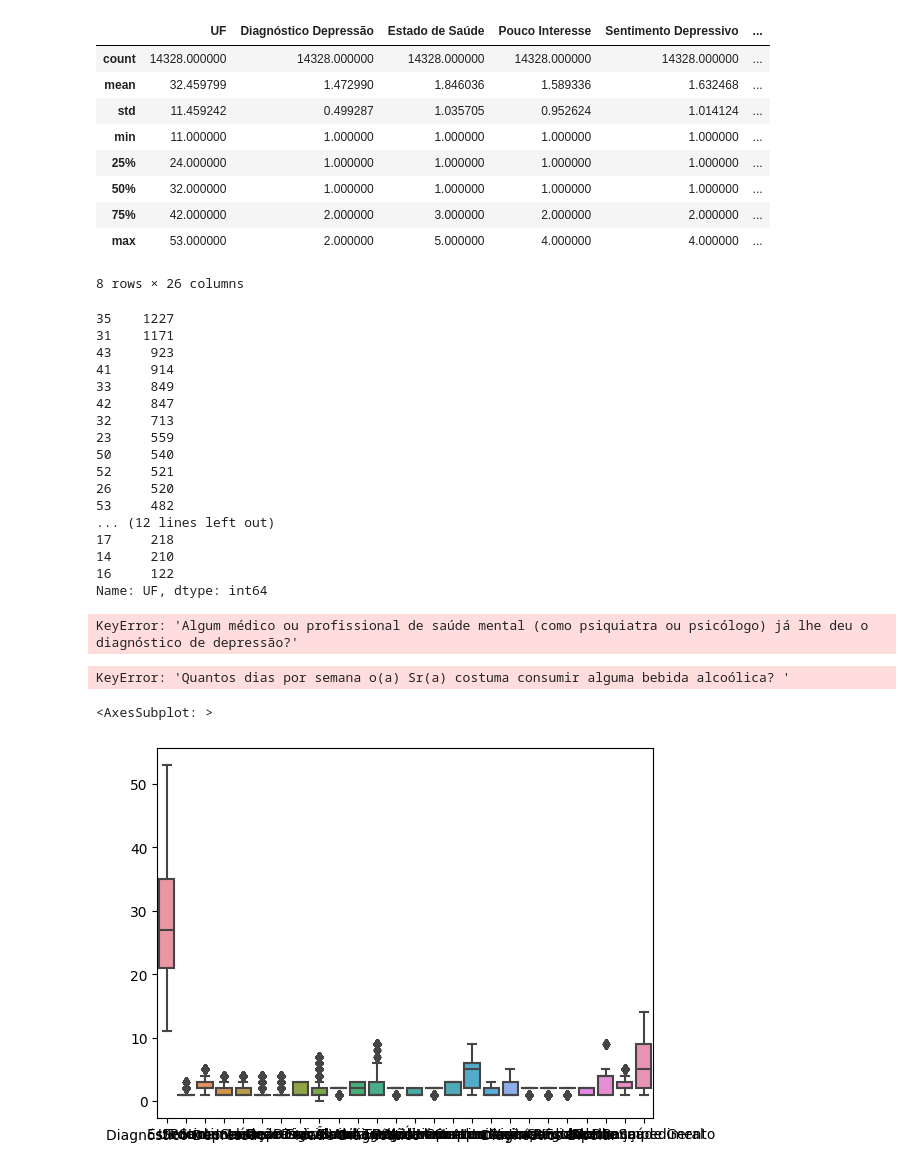
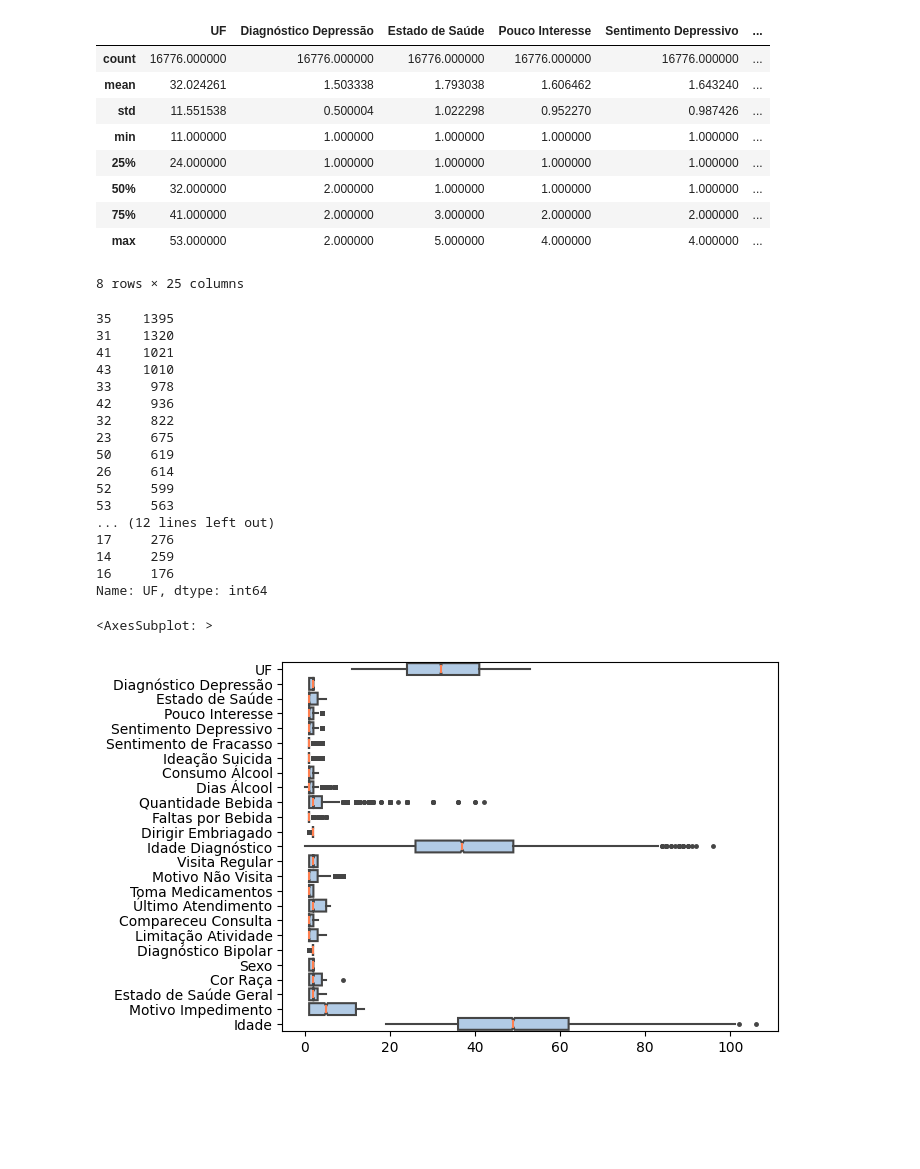
Before and after one commit to Pabloprado-png/TCC-Depressao, a Jupyter notebook: Analise Exploratoria.ipynb, the cells around one changed output. Cells and saved outputs as stored; diff of their text form; code cells hidden in the pictures; blank space fills up the shorter version.

Commit message:
Nova versão das bases tratadas

```diff
--- a/Analise Exploratoria.ipynb
+++ b/Analise Exploratoria.ipynb
@@ -9,7 +9,7 @@ import matplotlib.pyplot as plt
 %matplotlib inline
 # %%
 # Lendo o arquivo tratado e reduzido anteriormente
-df = pd.read_csv('base-reduzida-v2.csv', sep=',', encoding='utf-8', index_col=0)
+df = pd.read_csv('DATABASE/base-reduzida-v3.csv', sep=',', encoding='utf-8', index_col=0)
 # %%
 # Visualizando o cabeçalho e alguns dados do dicionário
 df.head()
@@ -128,51 +128,52 @@ dtype: object
 df.describe()
 # %% [output]
 |  | UF | Diagnóstico Depressão | Estado de Saúde | Pouco Interesse | Sentimento Depressivo | ... |
-| count | 14328.000000 | 14328.000000 | 14328.000000 | 14328.000000 | 14328.000000 | ... |
-| mean | 32.459799 | 1.472990 | 1.846036 | 1.589336 | 1.632468 | ... |
-| std | 11.459242 | 0.499287 | 1.035705 | 0.952624 | 1.014124 | ... |
+| count | 16776.000000 | 16776.000000 | 16776.000000 | 16776.000000 | 16776.000000 | ... |
+| mean | 32.024261 | 1.503338 | 1.793038 | 1.606462 | 1.643240 | ... |
+| std | 11.551538 | 0.500004 | 1.022298 | 0.952270 | 0.987426 | ... |
 | min | 11.000000 | 1.000000 | 1.000000 | 1.000000 | 1.000000 | ... |
 | 25% | 24.000000 | 1.000000 | 1.000000 | 1.000000 | 1.000000 | ... |
-| 50% | 32.000000 | 1.000000 | 1.000000 | 1.000000 | 1.000000 | ... |
-| 75% | 42.000000 | 2.000000 | 3.000000 | 2.000000 | 2.000000 | ... |
+| 50% | 32.000000 | 2.000000 | 1.000000 | 1.000000 | 1.000000 | ... |
+| 75% | 41.000000 | 2.000000 | 3.000000 | 2.000000 | 2.000000 | ... |
 | max | 53.000000 | 2.000000 | 5.000000 | 4.000000 | 4.000000 | ... |
-8 rows × 26 columns
+8 rows × 25 columns
 # %%
 # proporção entre classes exemplo, conta a quantidade de frequência dos dados
 counts = df['UF'].value_counts()
 counts
 # %% [output]
-35    1227
-31    1171
-43     923
-41     914
-33     849
-42     847
-32     713
-23     559
-50     540
-52     521
-26     520
-53     482
+35    1395
+31    1320
+41    1021
+43    1010
+33     978
+42     936
+32     822
+23     675
+50     619
+26     614
+52     599
+53     563
 ... (12 lines left out)
-17     218
-14     210
-16     122
+17     276
+14     259
+16     176
 Name: UF, dtype: int64
-# %%
-# Pessoas que tiveram diagnóstico de depressão: 1.0, Pessoas que não tiveram: 2.0, Ignorado: 3.0
-counts = df['Algum médico ou profissional de saúde mental (como psiquiatra ou psicólogo) já lhe deu o diagnóstico de depressão?'].value_counts()
-counts
-# %% [output]
-KeyError: 'Algum médico ou profissional de saúde mental (como psiquiatra ou psicólogo) já lhe deu o diagnóstico de depressão?'
-# %%
-# Utilizado para ver a quantidade de dados distribuídos e mostrar os que estão em outlier
-sns.boxplot(data=df['Quantos dias por semana o(a) Sr(a) costuma consumir alguma bebida alcoólica? '])
-# %% [output]
-KeyError: 'Quantos dias por semana o(a) Sr(a) costuma consumir alguma bebida alcoólica? '
 # %%
 # Todos os outliers da base
-sns.boxplot(data=df)
+sns.boxplot(
+   data = df,
+   orient =  "h",
+   showcaps = False,
+   notch = True,
+   flierprops = {"marker": "."},
+   boxprops = {
+      "facecolor": (.4, .6, .8, .5)
+   },
+   medianprops = {
+      "color": "coral"
+   }
+)
 # %% [output]
 <AxesSubplot: >
-[figure, old version]
+[figure, new version]
```
Also changed, not shown: parts of 9 cells of this notebook, 2 other files.
